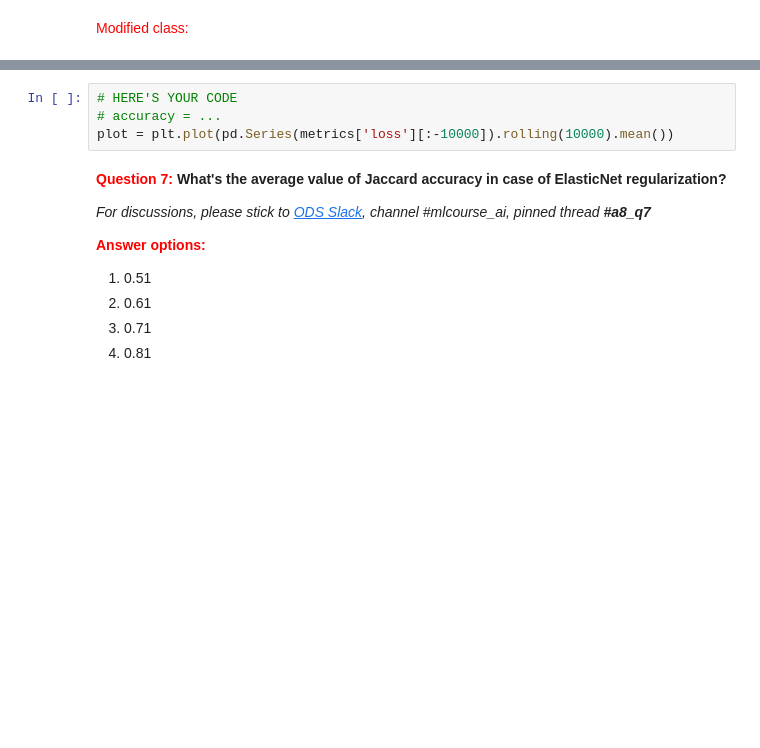
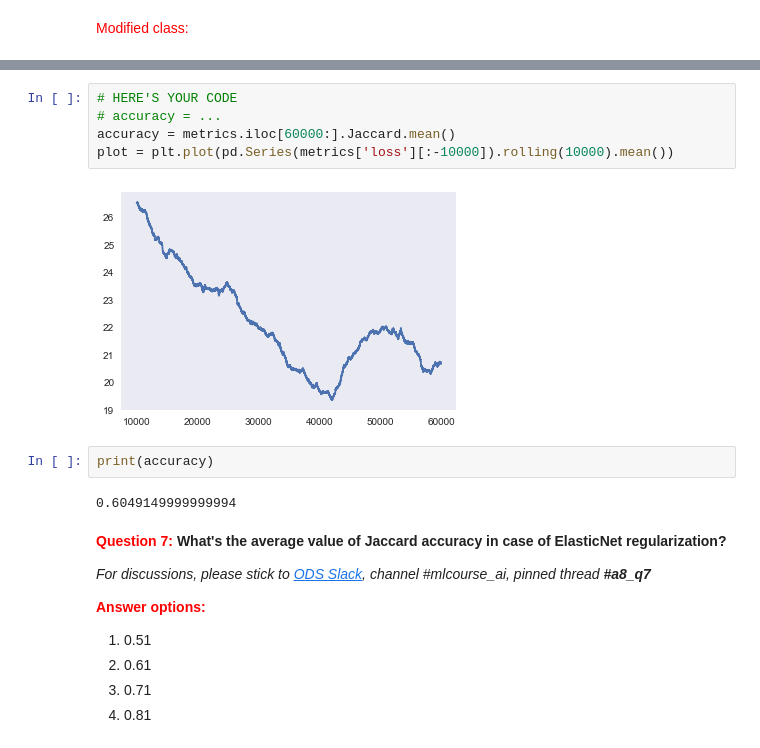
Before and after one commit to roundEgg/mlcourse.ai, a Jupyter notebook: jupyter_english/assignments_fall2018/assignment8_stackoverflow_logistic_regression.ipynb, the cells around one changed output, grey strips where cells are left out. Drawn from its saved outputs; the diff is of its cells as text; blank space fills up the shorter version.

```diff
--- a/jupyter_english/assignments_fall2018/assignment8_stackoverflow_logistic_regression.ipynb
+++ b/jupyter_english/assignments_fall2018/assignment8_stackoverflow_logistic_regression.ipynb
@@ -806,7 +906,14 @@ metrics = model.fit_dataframe(df)
 # %%
 # HERE'S YOUR CODE
 # accuracy = ...
+accuracy = metrics.iloc[60000:].Jaccard.mean()
 plot = plt.plot(pd.Series(metrics['loss'][:-10000]).rolling(10000).mean())
+# %% [output]
+[figure, added]
+# %%
+print(accuracy)
+# %% [output]
+0.6049149999999994
 # %% [markdown]
 **<font color="red">Question 7:</font> What's the average value of Jaccard accuracy in case of ElasticNet regularization?**
 
```
Also changed, not shown: parts of 26 cells of this notebook.
